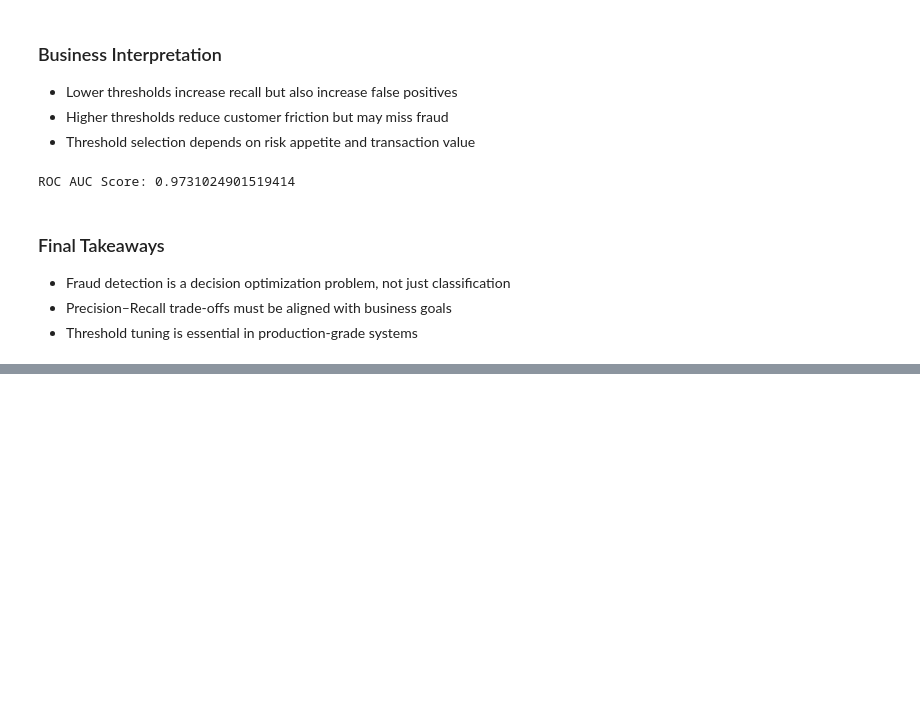
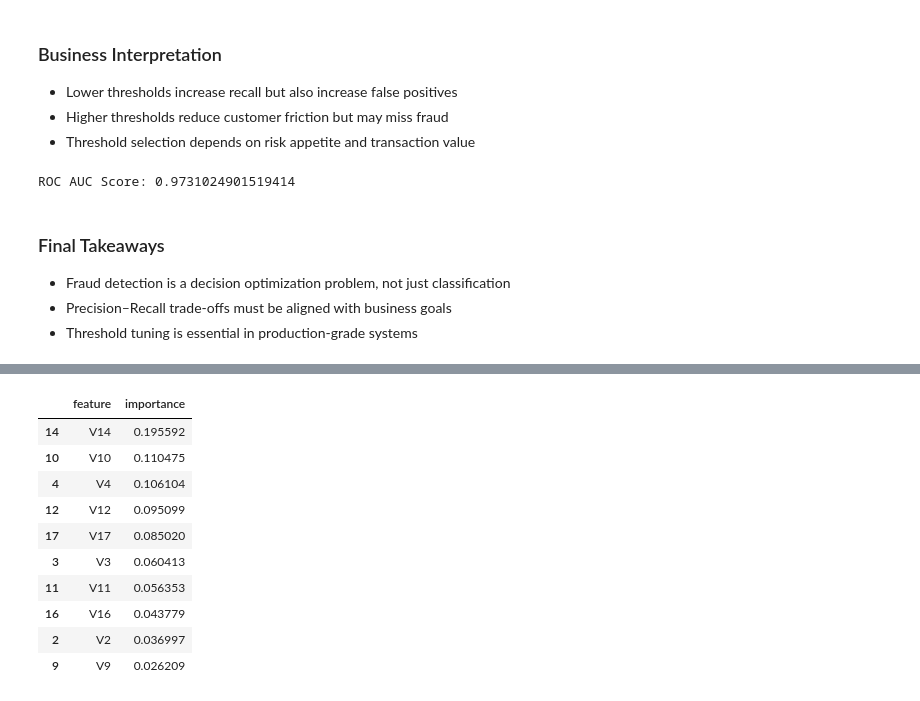
Before and after one commit to thepadmashali17/SentinelPay---Ai-Powered-fraud-detection, a Jupyter notebook: SentinelPay/ml/notebooks/03_fraud_detection_models.ipynb, the cells around one changed output, grey strips where cells are left out. Drawn from its saved outputs; the diff is of its cells as text; code cells hidden in the pictures; blank space fills up the shorter version.

```diff
--- a/SentinelPay/ml/notebooks/03_fraud_detection_models.ipynb
+++ b/SentinelPay/ml/notebooks/03_fraud_detection_models.ipynb
@@ -197,0 +203,21 @@ ROC AUC Score: 0.9731024901519414
+# %%
+import pandas as pd
+
+feature_importance = pd.DataFrame({
+    "feature": X_train.columns,
+    "importance": rf_model.feature_importances_
+}).sort_values(by="importance", ascending=False)
+
+feature_importance.head(10)
+# %% [output]
+|  | feature | importance |
+| 14 | V14 | 0.195592 |
+| 10 | V10 | 0.110475 |
+| 4 | V4 | 0.106104 |
+| 12 | V12 | 0.095099 |
+| 17 | V17 | 0.085020 |
+| 3 | V3 | 0.060413 |
+| 11 | V11 | 0.056353 |
+| 16 | V16 | 0.043779 |
+| 2 | V2 | 0.036997 |
+| 9 | V9 | 0.026209 |
```
Also changed, not shown: parts of 7 cells of this notebook.
